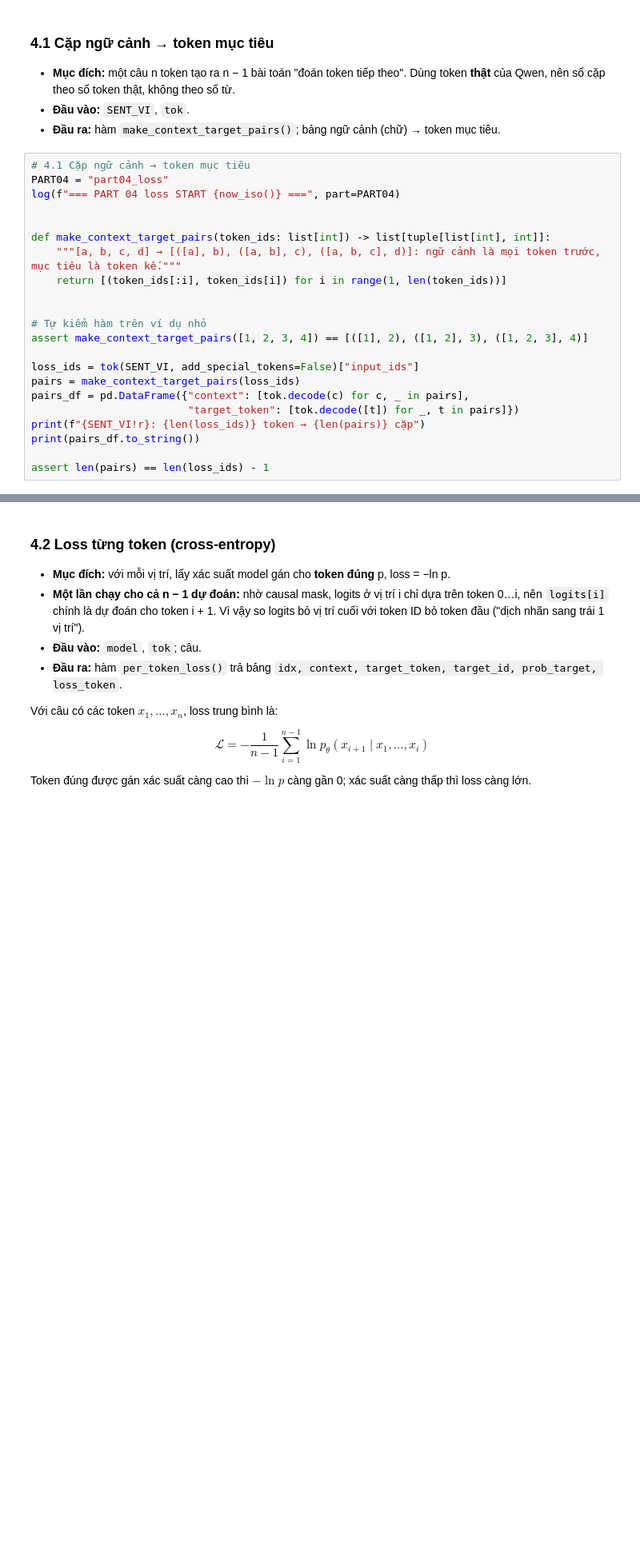
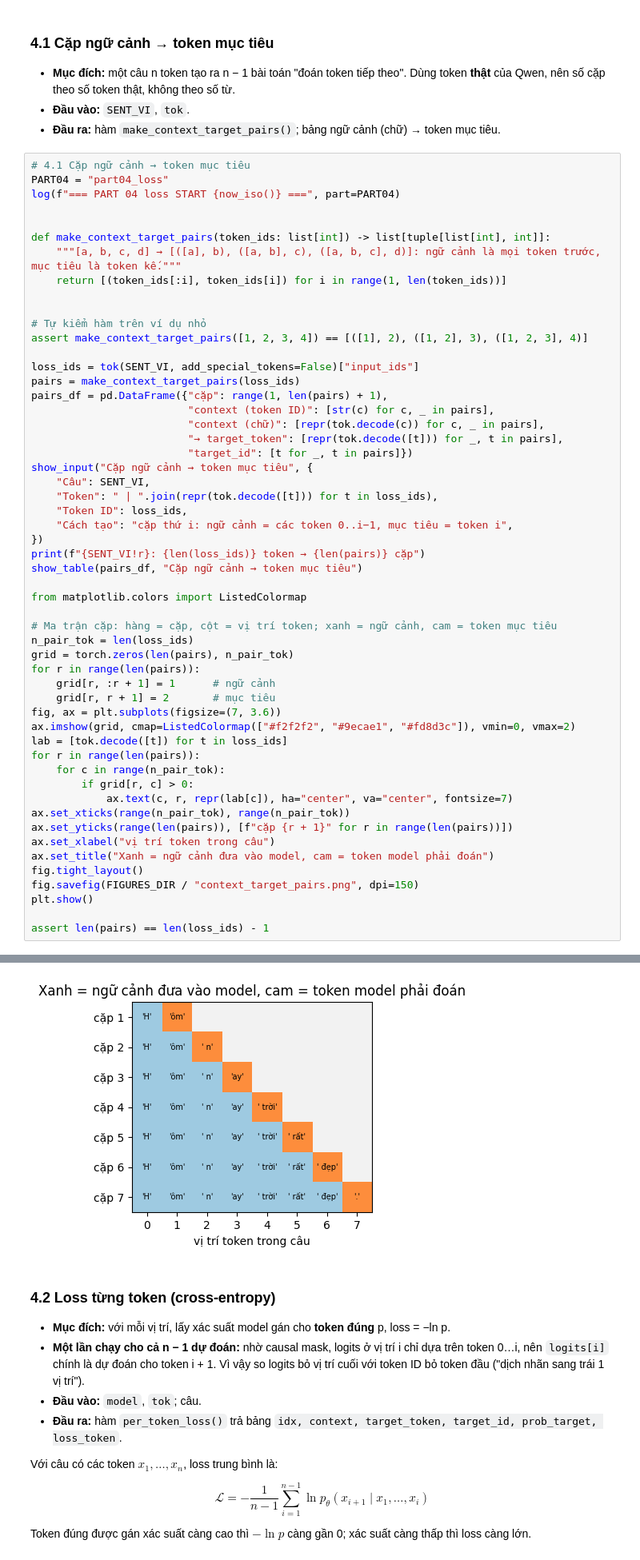
Before and after one commit to pptthu/LLMs_DL, a Jupyter notebook: notebook/llm_presentation.ipynb, the cells around one changed output, grey strips where cells are left out. Shown at 80% size. Saved outputs shown, nothing was run; the diff lists cells and outputs as text; blank space fills up the shorter version.

```diff
--- a/notebook/llm_presentation.ipynb
+++ b/notebook/llm_presentation.ipynb
@@ -1222,10 +1634,42 @@ assert make_context_target_pairs([1, 2, 3, 4]) == [([1], 2), ([1, 2], 3), ([1, 2
 
 loss_ids = tok(SENT_VI, add_special_tokens=False)["input_ids"]
 pairs = make_context_target_pairs(loss_ids)
-pairs_df = pd.DataFrame({"context": [tok.decode(c) for c, _ in pairs],
-                         "target_token": [tok.decode([t]) for _, t in pairs]})
+pairs_df = pd.DataFrame({"cặp": range(1, len(pairs) + 1),
+                         "context (token ID)": [str(c) for c, _ in pairs],
+                         "context (chữ)": [repr(tok.decode(c)) for c, _ in pairs],
+                         "→ target_token": [repr(tok.decode([t])) for _, t in pairs],
+                         "target_id": [t for _, t in pairs]})
+show_input("Cặp ngữ cảnh → token mục tiêu", {
+    "Câu": SENT_VI,
+    "Token": " | ".join(repr(tok.decode([t])) for t in loss_ids),
+    "Token ID": loss_ids,
+    "Cách tạo": "cặp thứ i: ngữ cảnh = các token 0..i−1, mục tiêu = token i",
+})
 print(f"{SENT_VI!r}: {len(loss_ids)} token → {len(pairs)} cặp")
-print(pairs_df.to_string())
+show_table(pairs_df, "Cặp ngữ cảnh → token mục tiêu")
+
+from matplotlib.colors import ListedColormap
+
+# Ma trận cặp: hàng = cặp, cột = vị trí token; xanh = ngữ cảnh, cam = token mục tiêu
+n_pair_tok = len(loss_ids)
+grid = torch.zeros(len(pairs), n_pair_tok)
+for r in range(len(pairs)):
+    grid[r, :r + 1] = 1      # ngữ cảnh
+    grid[r, r + 1] = 2       # mục tiêu
+fig, ax = plt.subplots(figsize=(7, 3.6))
+ax.imshow(grid, cmap=ListedColormap(["#f2f2f2", "#9ecae1", "#fd8d3c"]), vmin=0, vmax=2)
+lab = [tok.decode([t]) for t in loss_ids]
+for r in range(len(pairs)):
+    for c in range(n_pair_tok):
+        if grid[r, c] > 0:
+            ax.text(c, r, repr(lab[c]), ha="center", va="center", fontsize=7)
+ax.set_xticks(range(n_pair_tok), range(n_pair_tok))
+ax.set_yticks(range(len(pairs)), [f"cặp {r + 1}" for r in range(len(pairs))])
+ax.set_xlabel("vị trí token trong câu")
+ax.set_title("Xanh = ngữ cảnh đưa vào model, cam = token model phải đoán")
+fig.tight_layout()
+fig.savefig(FIGURES_DIR / "context_target_pairs.png", dpi=150)
+plt.show()
 
 assert len(pairs) == len(loss_ids) - 1
 # %% [output]
@@ -1242,3 +1692,4 @@ assert len(pairs) == len(loss_ids) - 1
+[figure, added]
 # %% [markdown]
 ### 4.2 Loss từng token (cross-entropy)
 - **Mục đích:** với mỗi vị trí, lấy xác suất model gán cho **token đúng** p, loss = −ln p.
```
Also changed, not shown: parts of 79 cells of this notebook, 59 other files.
